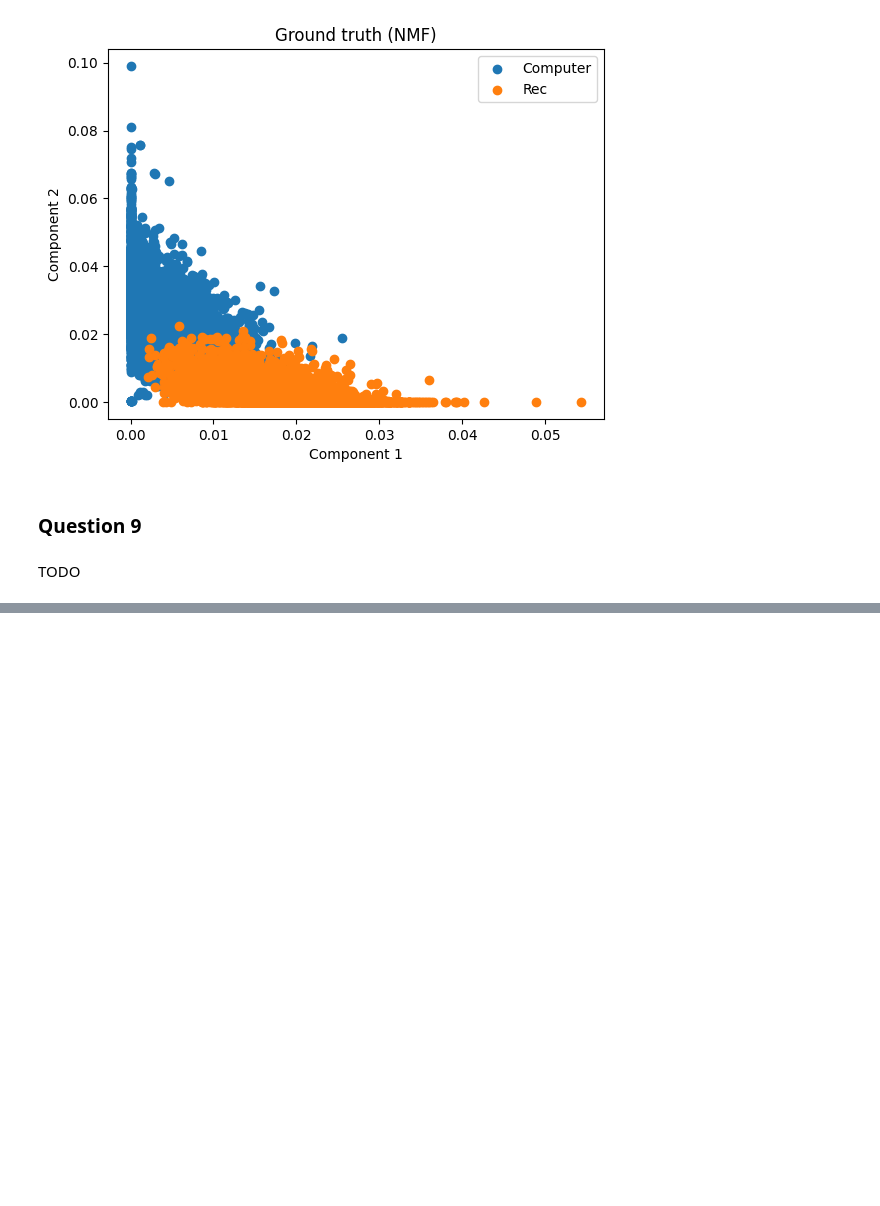
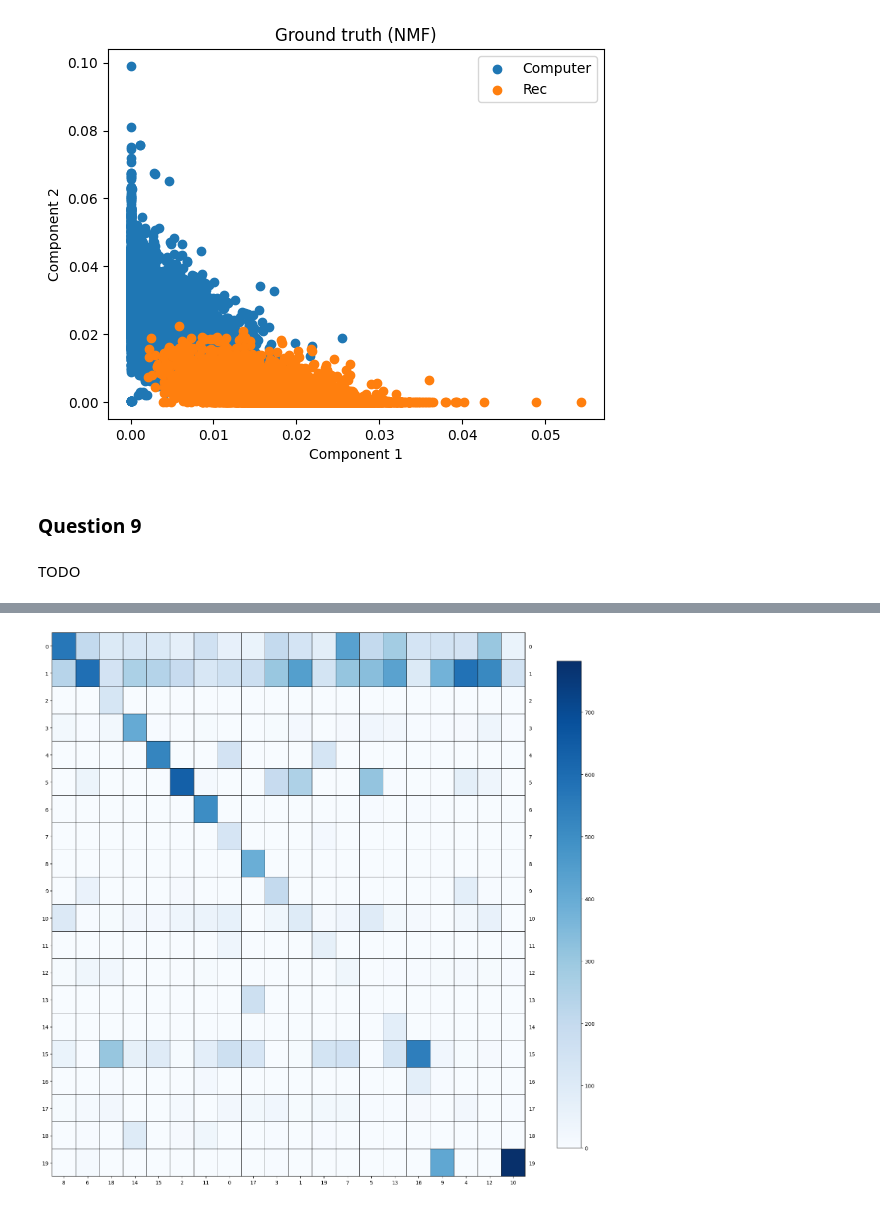
Before and after one commit to stswee/ECE219, a Jupyter notebook: ECE219_Project2.ipynb, the cells around one changed output, grey strips where cells are left out. Saved outputs shown, nothing was run; the diff lists cells and outputs as text; code cells hidden in the pictures; blank space fills up the shorter version.

```diff
--- a/ECE219_Project2.ipynb
+++ b/ECE219_Project2.ipynb
@@ -485,0 +572,92 @@ TODO
+# %%
+# Load in all categories
+newsgroups = fetch_20newsgroups(subset='all')
+newsgroups_df = pd.DataFrame(newsgroups.data, columns=['text'])
+# Ground truth labels
+newsgroups_labels = newsgroups.target
+
+# Dataset preprocessing
+preprocessing_functions = [clean, remove_numbers, remove_punctuation]
+newsgroups_df = preprocessing(newsgroups_df, preprocessing_functions)
+
+# Initialize CountVectorizer and TfidfTransformer
+count_vect = CountVectorizer(stop_words = 'english', min_df = 3)
+tfidf_transformer = TfidfTransformer()
+
+# Remove stopwords and convert to TF-IDF matrix
+X_counts = count_vect.fit_transform(newsgroups_df['text'])
+X_tfidf = tfidf_transformer.fit_transform(X_counts)
+# %%
+# Use heuristic that the number of components should match the number of classes
+# Takes about a minute to run, most of the time in nmf
+r = 20
+kmeans = KMeans(n_clusters = 20, random_state = 0)
+
+# SVD
+svd = TruncatedSVD(n_components = r)
+lsa_matrix = svd.fit_transform(X_tfidf)
+
+# Fit
+kmeans.fit(lsa_matrix)
+
+# Get labels for each data point
+labels = kmeans.labels_
+
+# Get metrics
+homogeneity = metrics.homogeneity_score(newsgroups_labels, labels)
+completeness = metrics.completeness_score(newsgroups_labels, labels)
+v_measure = metrics.v_measure_score(newsgroups_labels, labels)
+ari = metrics.adjusted_rand_score(newsgroups_labels, labels)
+ami = metrics.adjusted_mutual_info_score(newsgroups_labels, labels)
+
+# Print metrics
+print("SVD Metrics:")
+print("Homogeneity:", homogeneity)
+print("Completeness:", completeness)
+print("V-measure:", v_measure)
+print("Adjusted Rand Index:", ari)
+print("Adjusted Mutual Information:", ami)
+print()
+
+# Plot confusion matrix
+print("SVD Confusion Matrix:")
+cm = confusion_matrix(labels, newsgroups_labels)
+rows, cols = linear_sum_assignment(cm, maximize = True)
+plot_mat(cm[rows[:, np.newaxis], cols], xticklabels = cols, yticklabels = rows, size = (15, 15), if_show_values = False)
+print()
+
+# NMF
+nmf = NMF(n_components = r, init = 'random', random_state = 0)
+nmf_matrix = nmf.fit_transform(X_tfidf)
+
+# Fit
+kmeans.fit(nmf_matrix)
+
+# Get labels for each data point
+labels = kmeans.labels_
+
+# Get metrics
+homogeneity = metrics.homogeneity_score(newsgroups_labels, labels)
+completeness = metrics.completeness_score(newsgroups_labels, labels)
+v_measure = metrics.v_measure_score(newsgroups_labels, labels)
+ari = metrics.adjusted_rand_score(newsgroups_labels, labels)
+ami = metrics.adjusted_mutual_info_score(newsgroups_labels, labels)
+
+# Print metrics
+print("NMF Metrics:")
+print("Homogeneity:", homogeneity)
+print("Completeness:", completeness)
+print("V-measure:", v_measure)
+print("Adjusted Rand Index:", ari)
+print("Adjusted Mutual Information:", ami)
+print()
+
+# Plot confusion matrix
+print("NMF Confusion Matrix:")
+cm = confusion_matrix(labels, newsgroups_labels)
+rows, cols = linear_sum_assignment(cm, maximize = True)
+plot_mat(cm[rows[:, np.newaxis], cols], xticklabels = cols, yticklabels = rows, size = (15, 15), if_show_values = False)
+print()
+
+# TODO: Debug if_show_values portion of plot_mat with TA?
+# %% [output]
@@ -485,0 +672 @@ TODO
+[figure, added]
```
Also changed, not shown: parts of 14 cells of this notebook.
